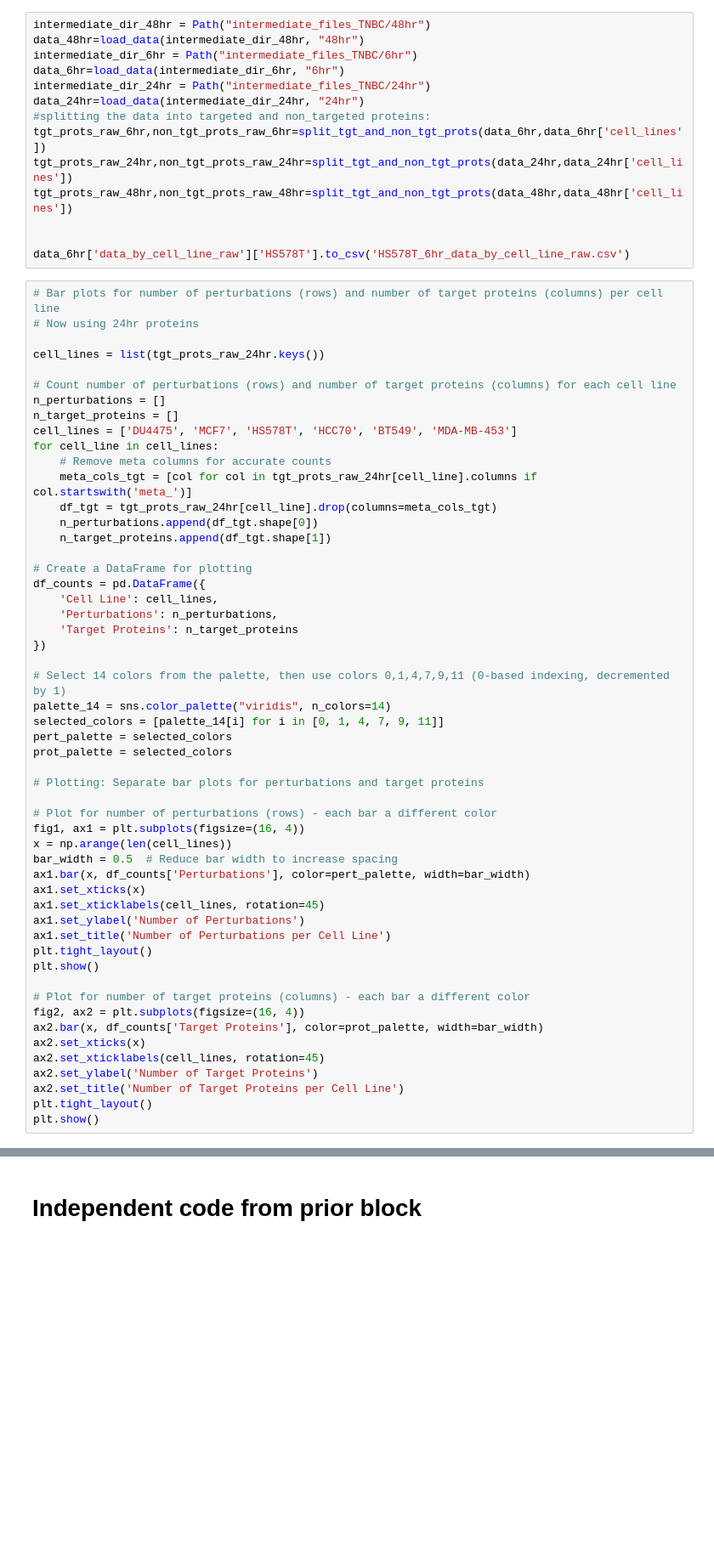
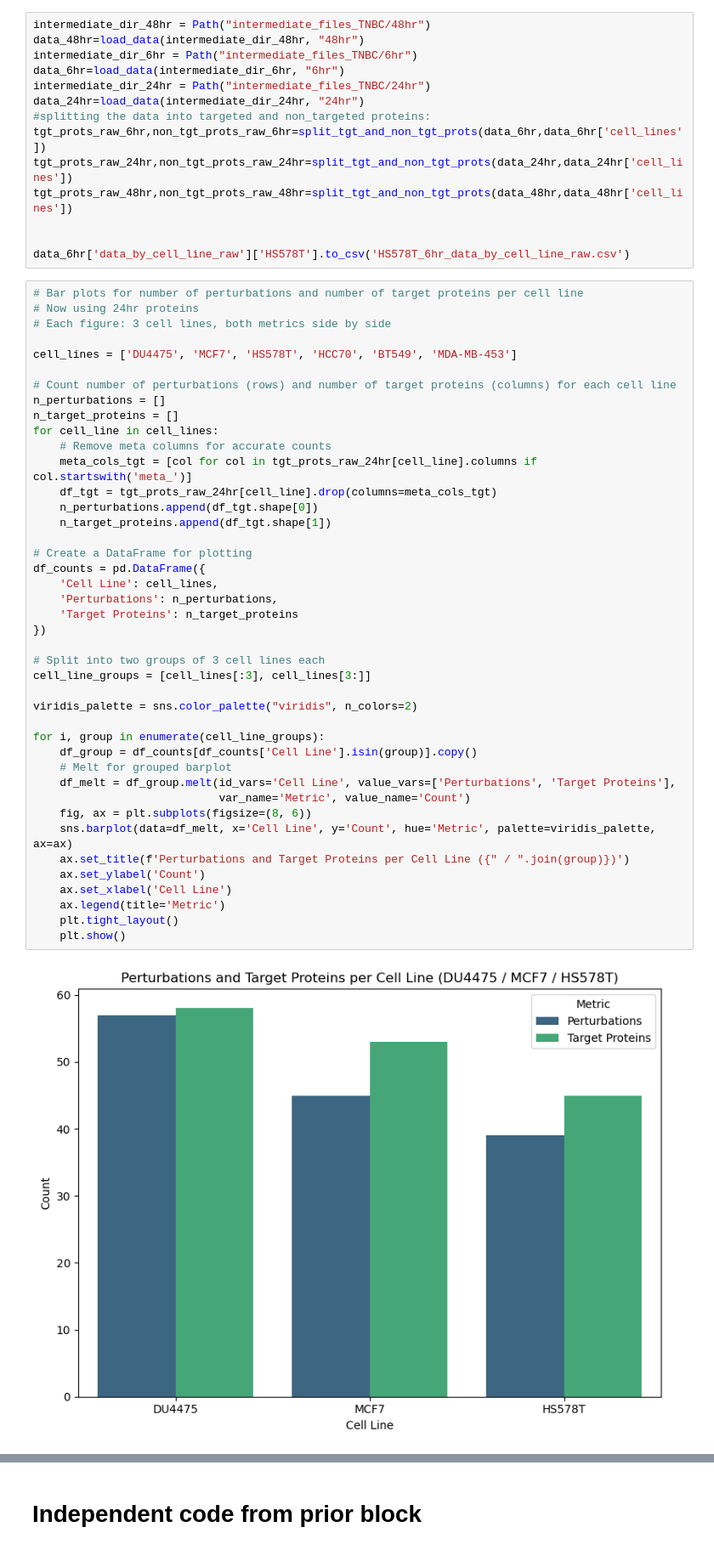
Before and after one commit to sanderlab/cellbox_torch, a Jupyter notebook: Abdullah_kuziez/preprocessing/TNBC_notebooks/finalgraphs_tiannan.ipynb, the cells around one changed output, grey strips where cells are left out. Shown: that part at 85% size. Drawn from its saved outputs; the diff is of its cells as text; blank space fills up the shorter version.

```diff
--- a/Abdullah_kuziez/preprocessing/TNBC_notebooks/finalgraphs_tiannan.ipynb
+++ b/Abdullah_kuziez/preprocessing/TNBC_notebooks/finalgraphs_tiannan.ipynb
@@ -44,55 +46,46 @@ tgt_prots_raw_48hr,non_tgt_prots_raw_48hr=split_tgt_and_non_tgt_prots(data_48hr,
 
 data_6hr['data_by_cell_line_raw']['HS578T'].to_csv('HS578T_6hr_data_by_cell_line_raw.csv')
 # %%
-# Bar plots for number of perturbations (rows) and number of target proteins (columns) per cell line
+# Bar plots for number of perturbations and number of target proteins per cell line
 # Now using 24hr proteins
+# Each figure: 3 cell lines, both metrics side by side
 
-cell_lines = list(tgt_prots_raw_24hr.keys())
+cell_lines = ['DU4475', 'MCF7', 'HS578T', 'HCC70', 'BT549', 'MDA-MB-453']
 
 # Count number of perturbations (rows) and number of target proteins (columns) for each cell line
 n_perturbations = []
 n_target_proteins = []
-cell_lines = ['DU4475', 'MCF7', 'HS578T', 'HCC70', 'BT549', 'MDA-MB-453']
 for cell_line in cell_lines:
     # Remove meta columns for accurate counts
     meta_cols_tgt = [col for col in tgt_prots_raw_24hr[cell_line].columns if col.startswith('meta_')]
     df_tgt = tgt_prots_raw_24hr[cell_line].drop(columns=meta_cols_tgt)
     n_perturbations.append(df_tgt.shape[0])
     n_target_proteins.append(df_tgt.shape[1])
 
 # Create a DataFrame for plotting
 df_counts = pd.DataFrame({
     'Cell Line': cell_lines,
     'Perturbations': n_perturbations,
     'Target Proteins': n_target_proteins
 })
 
-# Select 14 colors from the palette, then use colors 0,1,4,7,9,11 (0-based indexing, decremented by 1)
-palette_14 = sns.color_palette("viridis", n_colors=14)
-selected_colors = [palette_14[i] for i in [0, 1, 4, 7, 9, 11]]
-pert_palette = selected_colors
-prot_palette = selected_colors
+# Split into two groups of 3 cell lines each
+cell_line_groups = [cell_lines[:3], cell_lines[3:]]
 
-# Plotting: Separate bar plots for perturbations and target proteins
+viridis_palette = sns.color_palette("viridis", n_colors=2)
 
-# Plot for number of perturbations (rows) - each bar a different color
-fig1, ax1 = plt.subplots(figsize=(16, 4))
-x = np.arange(len(cell_lines))
-bar_width = 0.5  # Reduce bar width to increase spacing
-ax1.bar(x, df_counts['Perturbations'], color=pert_palette, width=bar_width)
-ax1.set_xticks(x)
-ax1.set_xticklabels(cell_lines, rotation=45)
-ax1.set_ylabel('Number of Perturbations')
-ax1.set_title('Number of Perturbations per Cell Line')
-plt.tight_layout()
-plt.show()
-
-# Plot for number of target proteins (columns) - each bar a different color
-fig2, ax2 = plt.subplots(figsize=(16, 4))
-ax2.bar(x, df_counts['Target Proteins'], color=prot_palette, width=bar_width)
-ax2.set_xticks(x)
-ax2.set_xticklabels(cell_lines, rotation=45)
-ax2.set_ylabel('Number of Target Proteins')
-ax2.set_title('Number of Target Proteins per Cell Line')
-plt.tight_layout()
-plt.show()
+for i, group in enumerate(cell_line_groups):
+    df_group = df_counts[df_counts['Cell Line'].isin(group)].copy()
+    # Melt for grouped barplot
+    df_melt = df_group.melt(id_vars='Cell Line', value_vars=['Perturbations', 'Target Proteins'],
+                            var_name='Metric', value_name='Count')
+    fig, ax = plt.subplots(figsize=(8, 6))
+    sns.barplot(data=df_melt, x='Cell Line', y='Count', hue='Metric', palette=viridis_palette, ax=ax)
+    ax.set_title(f'Perturbations and Target Proteins per Cell Line ({" / ".join(group)})')
+    ax.set_ylabel('Count')
+    ax.set_xlabel('Cell Line')
+    ax.legend(title='Metric')
+    plt.tight_layout()
+    plt.show()
+# %% [output]
+[figure, added]
```
Also changed, not shown: parts of 2 cells of this notebook, 40 other files.
